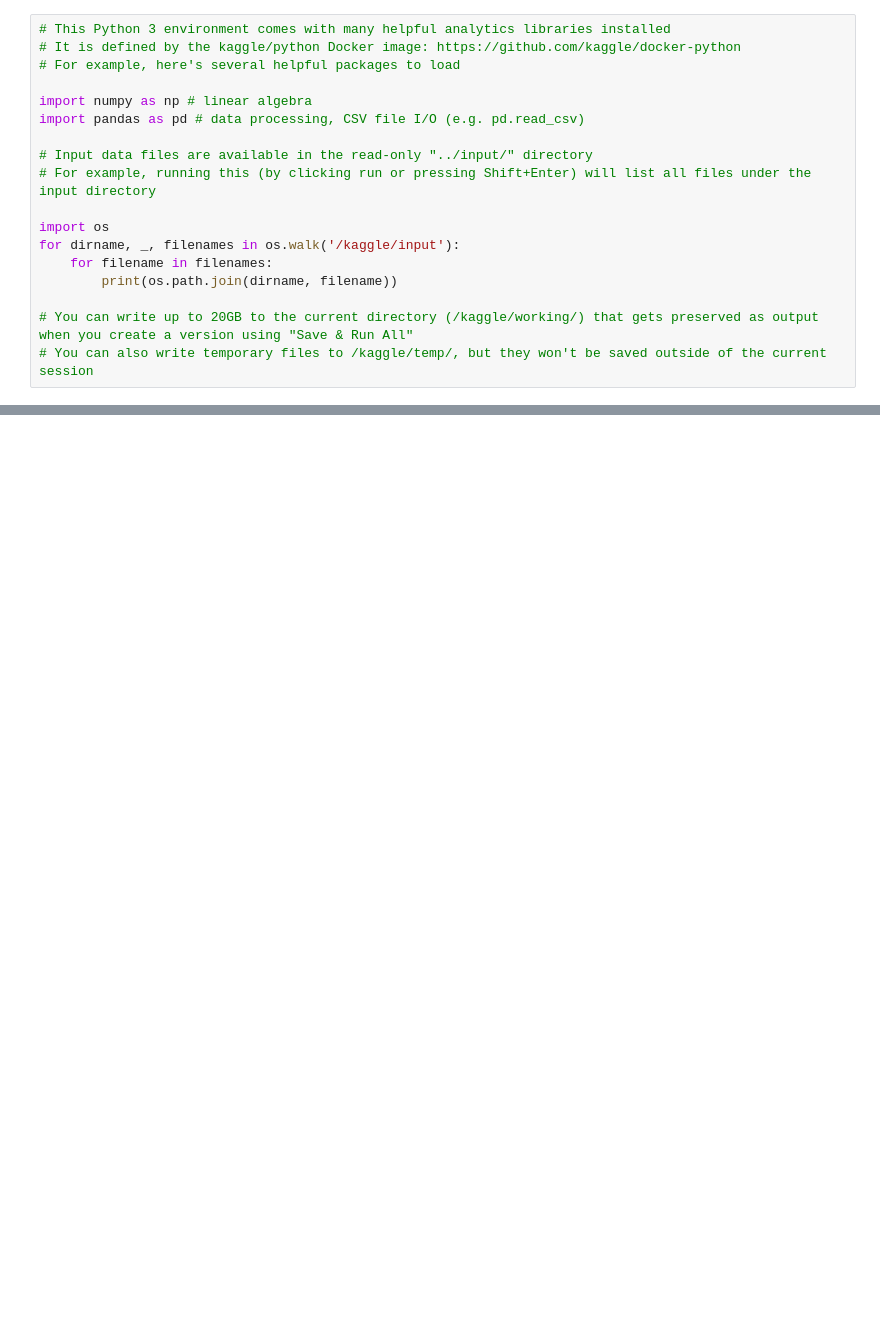
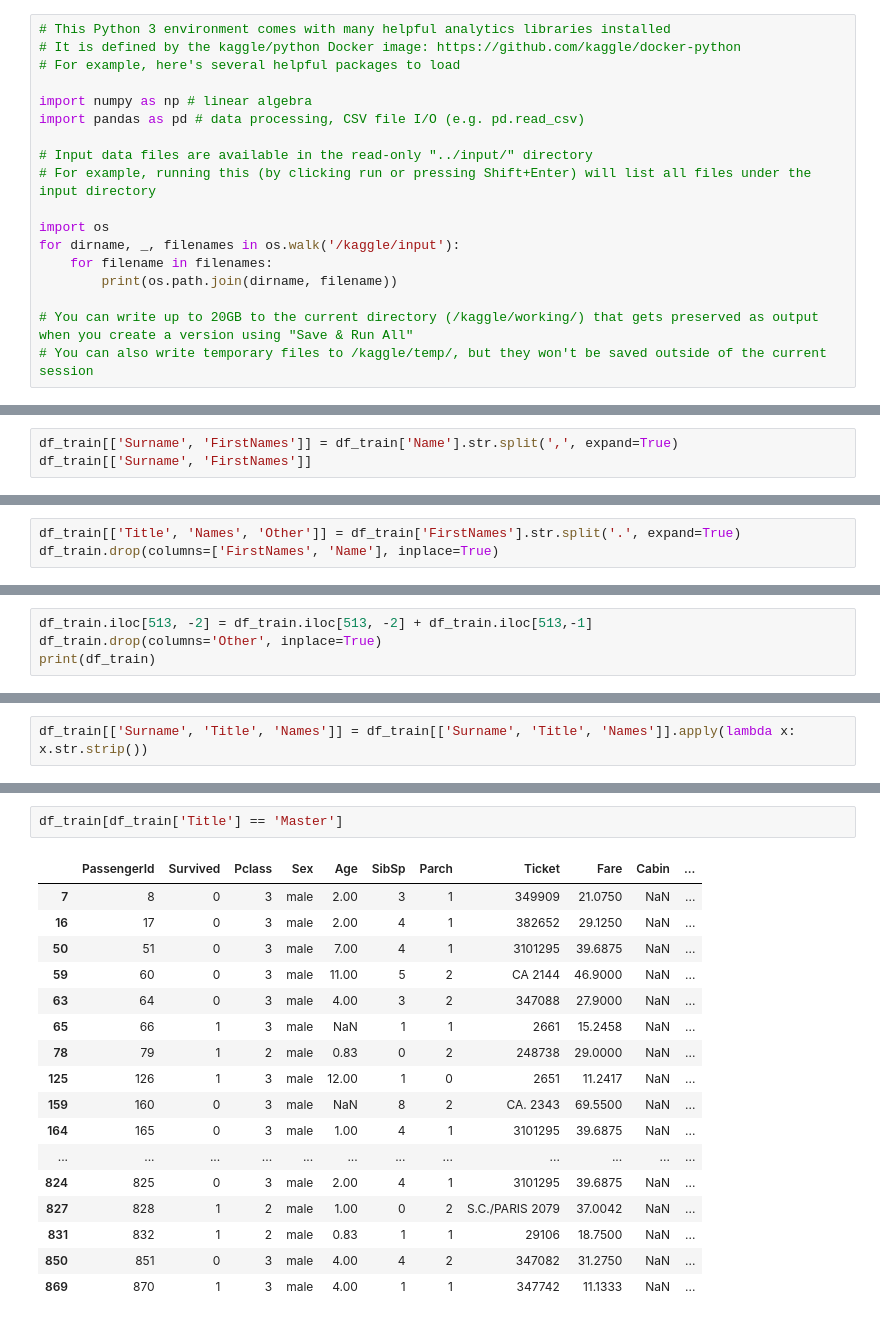
Before and after one commit to LucjanSakowicz/data-science-projects, a Jupyter notebook: titanic/titanic.ipynb, the cells around one changed output, grey strips where cells are left out. Drawn from its saved outputs; the diff is of its cells as text; blank space fills up the shorter version.

```diff
--- a/titanic/titanic.ipynb
+++ b/titanic/titanic.ipynb
@@ -23,0 +24,3 @@ df_test = pd.read_csv('kaggle/input/test.csv')
+# %%
+df_train[['Surname', 'FirstNames']] = df_train['Name'].str.split(',', expand=True)
+df_train[['Surname', 'FirstNames']]
@@ -23,0 +41,3 @@ df_test = pd.read_csv('kaggle/input/test.csv')
+# %%
+df_train[['Title', 'Names', 'Other']] = df_train['FirstNames'].str.split('.', expand=True)
+df_train.drop(columns=['FirstNames', 'Name'], inplace=True)
@@ -23,0 +63,4 @@ df_test = pd.read_csv('kaggle/input/test.csv')
+# %%
+df_train.iloc[513, -2] = df_train.iloc[513, -2] + df_train.iloc[513,-1]
+df_train.drop(columns='Other', inplace=True)
+print(df_train)
@@ -23,0 +103,2 @@ df_test = pd.read_csv('kaggle/input/test.csv')
+# %%
+df_train[['Surname', 'Title', 'Names']] = df_train[['Surname', 'Title', 'Names']].apply(lambda x: x.str.strip())
@@ -23,0 +135,20 @@ df_test = pd.read_csv('kaggle/input/test.csv')
+# %%
+df_train[df_train['Title'] == 'Master']
+# %% [output]
+|  | PassengerId | Survived | Pclass | Sex | Age | SibSp | Parch | Ticket | Fare | Cabin | ... |
+| 7 | 8 | 0 | 3 | male | 2.00 | 3 | 1 | 349909 | 21.0750 | NaN | ... |
+| 16 | 17 | 0 | 3 | male | 2.00 | 4 | 1 | 382652 | 29.1250 | NaN | ... |
+| 50 | 51 | 0 | 3 | male | 7.00 | 4 | 1 | 3101295 | 39.6875 | NaN | ... |
+| 59 | 60 | 0 | 3 | male | 11.00 | 5 | 2 | CA 2144 | 46.9000 | NaN | ... |
+| 63 | 64 | 0 | 3 | male | 4.00 | 3 | 2 | 347088 | 27.9000 | NaN | ... |
+| 65 | 66 | 1 | 3 | male | NaN | 1 | 1 | 2661 | 15.2458 | NaN | ... |
+| 78 | 79 | 1 | 2 | male | 0.83 | 0 | 2 | 248738 | 29.0000 | NaN | ... |
+| 125 | 126 | 1 | 3 | male | 12.00 | 1 | 0 | 2651 | 11.2417 | NaN | ... |
+| 159 | 160 | 0 | 3 | male | NaN | 8 | 2 | CA. 2343 | 69.5500 | NaN | ... |
+| 164 | 165 | 0 | 3 | male | 1.00 | 4 | 1 | 3101295 | 39.6875 | NaN | ... |
+| ... | ... | ... | ... | ... | ... | ... | ... | ... | ... | ... | ... |
+| 824 | 825 | 0 | 3 | male | 2.00 | 4 | 1 | 3101295 | 39.6875 | NaN | ... |
+| 827 | 828 | 1 | 2 | male | 1.00 | 0 | 2 | S.C./PARIS 2079 | 37.0042 | NaN | ... |
+| 831 | 832 | 1 | 2 | male | 0.83 | 1 | 1 | 29106 | 18.7500 | NaN | ... |
+| 850 | 851 | 0 | 3 | male | 4.00 | 4 | 2 | 347082 | 31.2750 | NaN | ... |
+| 869 | 870 | 1 | 3 | male | 4.00 | 1 | 1 | 347742 | 11.1333 | NaN | ... |
```
Also changed, not shown: parts of 9 cells of this notebook.
